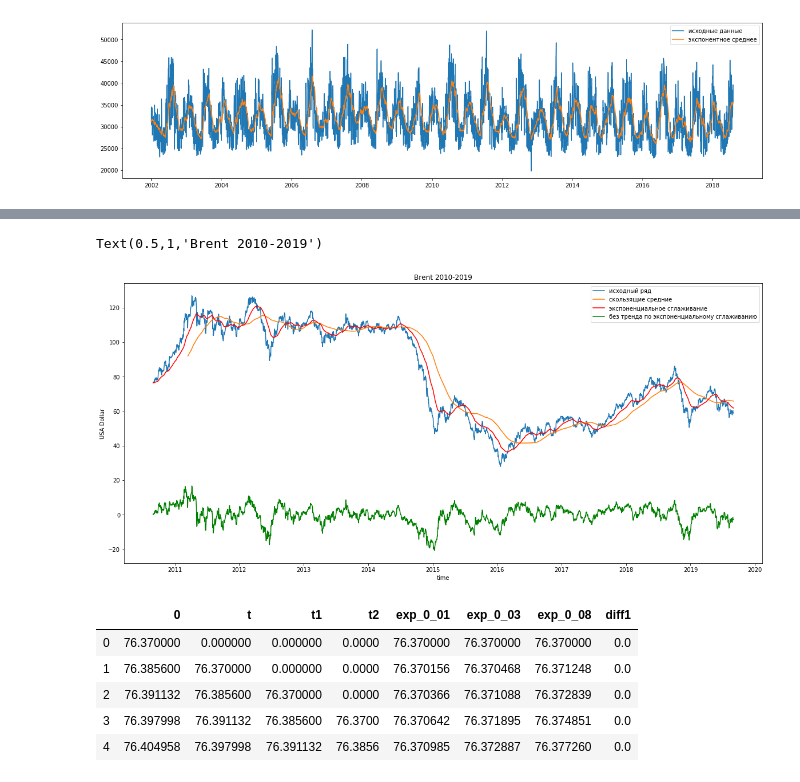
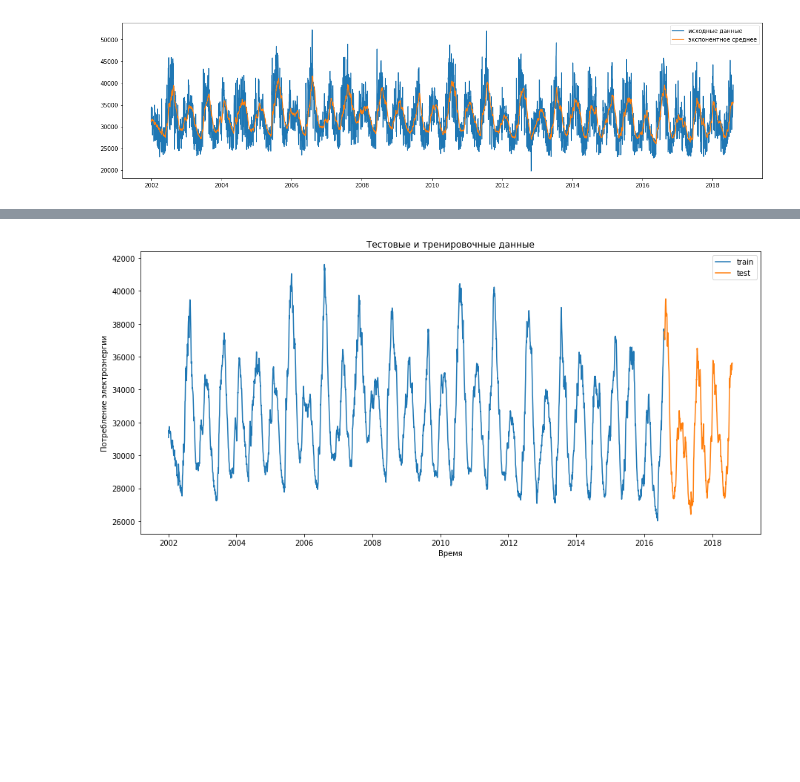
Before and after one commit to daniilstv/ML_in_business, a Jupyter notebook: lesson2_hw.ipynb, the cells around one changed output, grey strips where cells are left out. Saved outputs shown, nothing was run; the diff lists cells and outputs as text; code cells hidden in the pictures; blank space fills up the shorter version.

```diff
--- a/lesson2_hw.ipynb
+++ b/lesson2_hw.ipynb
@@ -190,56 +145,17 @@ df
 # %%
-train, test = split_data_b(df, '2017-01-01')
+train, test = split_data_b(df, '2016-08-01')
+
 scaller = StandardScaler()
+
+model_gb = GradientBoostingRegressor(max_depth=10, random_state=42, n_estimators=500)
-# %%
-N2 = 24*7
-
-
-b_ar_exp_1 = exponential_smoothing(brent_data['Значение'], 0.03)
-
-
-b_s['z_data'] = (b_s['Значение'] - b_s['Значение'].rolling(window=N2).mean()) / b_s['Значение'].rolling(window=N2).std()
-b_s['zp_data'] = b_s['z_data'] - b_s['z_data'].shift(N2)
-
-plt.figure(figsize=(20, 9))
-plt.plot(b_s.index, b_s['Значение'], label='исходный ряд')
-plt.plot(b_s['Значение'].rolling(window=N2).mean(), label="скользящие средние");
-
-plt.plot(b_s.index,b_ar_exp_1, color = 'red', label="экспоненциальное сглаживание");
-plt.plot(b_s.index,b_s['Значение'] - b_ar_exp_1, color = 'green', label="без тренда по экспоненциальному сглаживанию");
-plt.xlabel('time')
-plt.ylabel('USA Dollar')
-plt.legend()
-plt.title('Brent 2010-2019')
-# %% [output]
-Text(0.5,1,'Brent 2010-2019')
-[figure, removed]
-# %%
-df= pd.DataFrame(b_ar_exp_1)
-df.head()
- # добавили историю на глубину 3 измерения от текущего (р=3)
-df['t'] = 0
-df.iloc[1:,1]=df.iloc[:-1,0].values
-df['t1']=0
-df.iloc[2:,2]=df.iloc[:-2,0].values
-df['t2']=0
-df.iloc[3:,3]=df.iloc[:-3,0].values
-df.fillna(0)
-# добавили сглаживание (3 вида - просто для коллекции)
-df['exp_0_01'] = exponential_smoothing(df[0], 0.01)
-df['exp_0_03'] = exponential_smoothing(df[0], 0.03)
-df['exp_0_08'] = exponential_smoothing(df[0], 0.08)
-# добавим разности - 1-й порядок
-df['diff1'] = 0
-df['diff1'].iloc[1:] = df.iloc[:-1,0]-df.iloc[1:,0]
-
-
-df.head()
-# %% [output]
-|  | 0 | t | t1 | t2 | exp_0_01 | exp_0_03 | exp_0_08 | diff1 |
-| 0 | 76.370000 | 0.000000 | 0.000000 | 0.0000 | 76.370000 | 76.370000 | 76.370000 | 0.0 |
-| 1 | 76.385600 | 76.370000 | 0.000000 | 0.0000 | 76.370156 | 76.370468 | 76.371248 | 0.0 |
-| 2 | 76.391132 | 76.385600 | 76.370000 | 0.0000 | 76.370366 | 76.371088 | 76.372839 | 0.0 |
-| 3 | 76.397998 | 76.391132 | 76.385600 | 76.3700 | 76.370642 | 76.371895 | 76.374851 | 0.0 |
-| 4 | 76.404958 | 76.397998 | 76.391132 | 76.3856 | 76.370985 | 76.372887 | 76.377260 | 0.0 |
-# %%
-train, test = split_data_b(df_exp, '2017-01-01')
+# %%
+plt.figure( figsize=( 15, 7 ))
+plt.xlabel('Время')
+plt.ylabel('Потребление электроэнергии')
+plt.plot(train.index.get_level_values('Date'),train[df.columns[0]], label='train' )
+plt.plot(test.index.get_level_values('Date'),test[df.columns[0]], label='test')
+plt.title( 'Тестовые и тренировочные данные' )
+plt.legend()
+plt.show()
+# %% [output]
+[figure, added]
```
Also changed, not shown: parts of 19 cells of this notebook.
